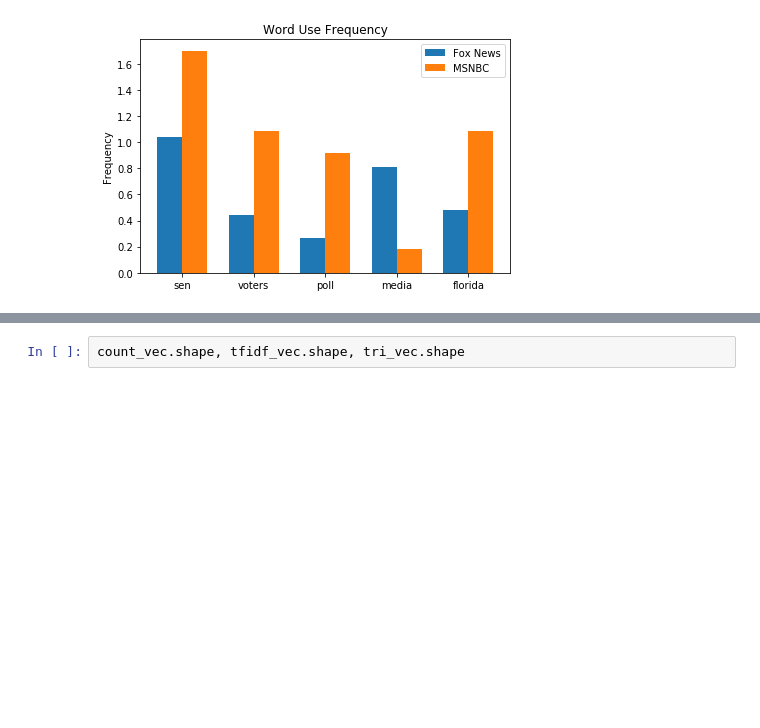
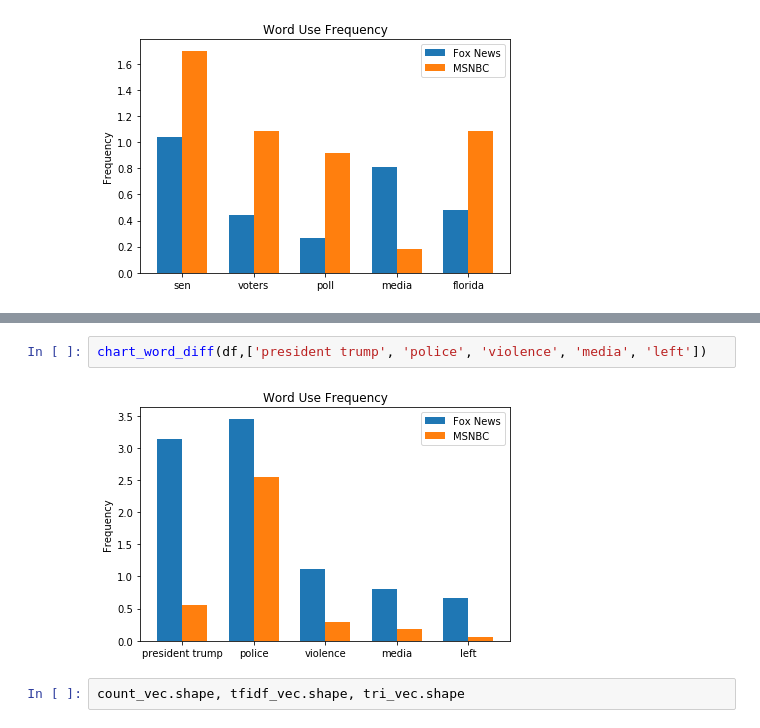
Before and after one commit to leckieje/chyrons_nlp, a Jupyter notebook: chyrons_book.ipynb, the cells around one changed output, grey strips where cells are left out. Cells and saved outputs as stored; diff of their text form; blank space fills up the shorter version.

```diff
--- a/chyrons_book.ipynb
+++ b/chyrons_book.ipynb
@@ -452,3 +477,7 @@ chart_word_diff(df, ['violence', 'voting', 'police', 'coronavirus'])
+# %%
+chart_word_diff(df,['president trump', 'police', 'violence', 'media', 'left'])
+# %% [output]
+[figure, added]
 # %%
 count_vec.shape, tfidf_vec.shape, tri_vec.shape
 # %% [output]
```
Also changed, not shown: parts of 7 cells of this notebook.
